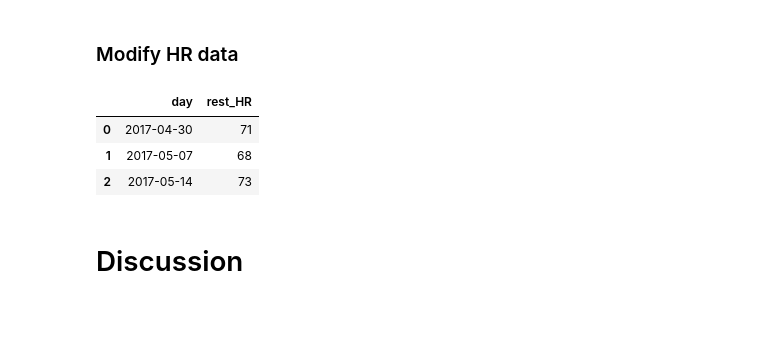
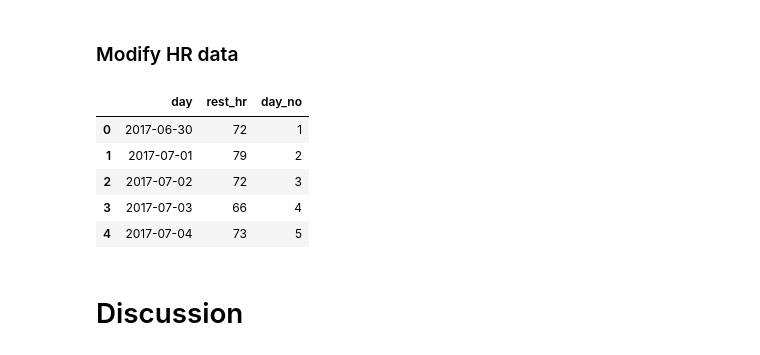
Before and after one commit to oikonang/bike_trip_project, a Jupyter notebook: data_manging/Parsing GARMIN data (Sleep and HR) - ANGELOS.ipynb, the cells around one changed output. Saved outputs shown, nothing was run; the diff lists cells and outputs as text; code cells hidden in the pictures; blank space fills up the shorter version.

```diff
--- a/data_manging/Parsing GARMIN data (Sleep and HR) - ANGELOS.ipynb
+++ b/data_manging/Parsing GARMIN data (Sleep and HR) - ANGELOS.ipynb
@@ -208,18 +217,26 @@ df_rhr
+# %%
+# Reset index
+df_rhr = df_rhr.reset_index()
+
+# Drop extra index
+df_rhr = df_rhr.drop('index', axis=1)
 # %% [markdown]
 ### Modify HR data
 # %%
-# Drop first line
-df_2 = df_2.iloc[1:].reset_index()
-
 # Rename the columns
-df_2.rename(columns={'index': 'day','Resting Heart Rate': 'rest_HR',}, inplace=True)
+df_rhr.rename(columns={'day': 'day','bpm': 'rest_hr',}, inplace=True)
 
 # Transform day to (YYYY-MM-DD) format
-df_2['day'] = df_2['day'].apply(lambda x: dayTransformer(x))
+df_rhr['day'] = df_rhr['day'].apply(lambda x: dayTransformer(x))
-# %%
-df_2
-# %% [output]
-|  | day | rest_HR |
-| 0 | 2017-04-30 | 71 |
-| 1 | 2017-05-07 | 68 |
-| 2 | 2017-05-14 | 73 |
+# %%
+# Create day_no column
+df_rhr['day_no']= 1 + df_rhr.index
+# %%
+df_rhr[:5]
+# %% [output]
+|  | day | rest_hr | day_no |
+| 0 | 2017-06-30 | 72 | 1 |
+| 1 | 2017-07-01 | 79 | 2 |
+| 2 | 2017-07-02 | 72 | 3 |
+| 3 | 2017-07-03 | 66 | 4 |
+| 4 | 2017-07-04 | 73 | 5 |
```
Also changed, not shown: parts of 10 cells of this notebook, 10 other files.
